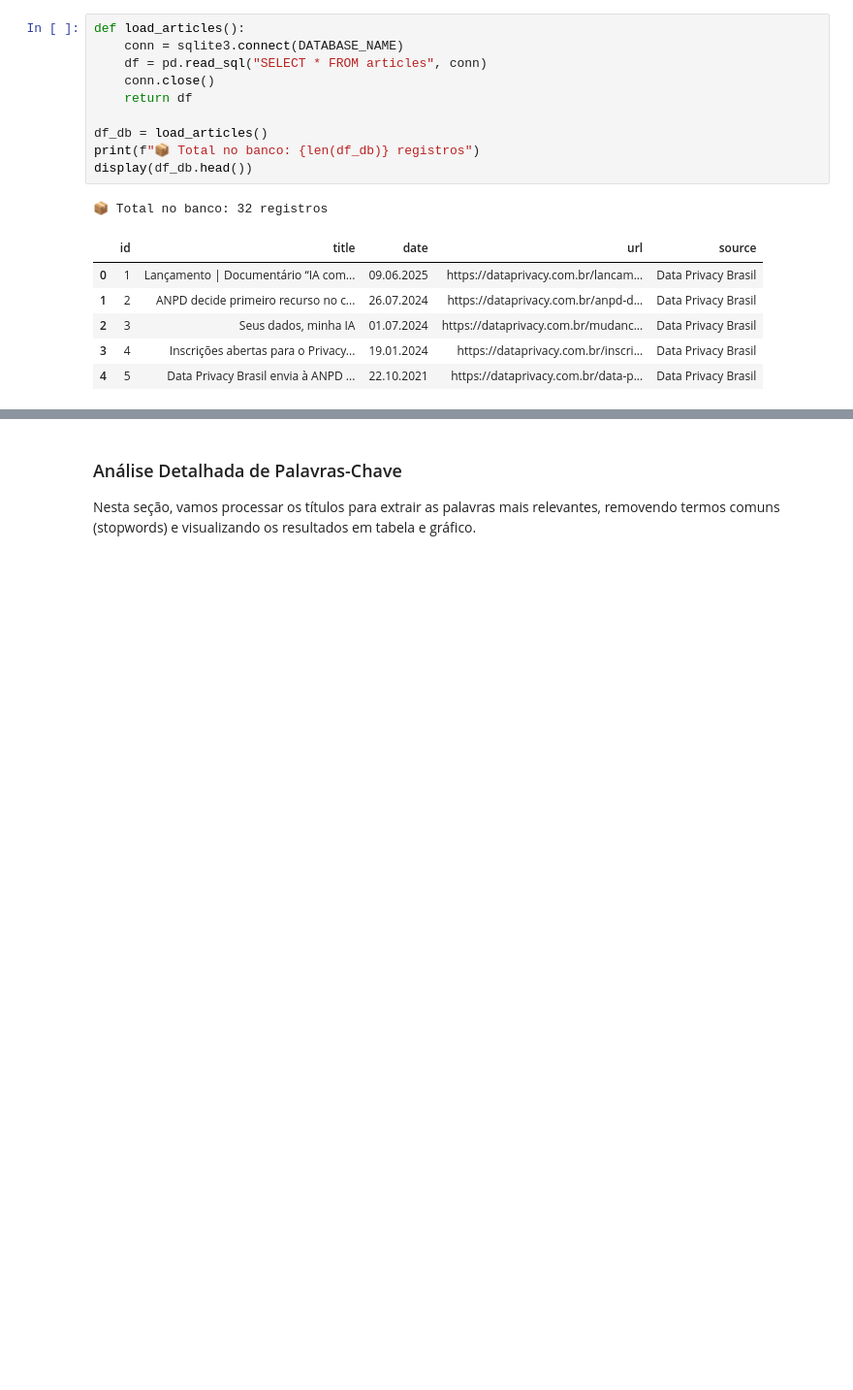
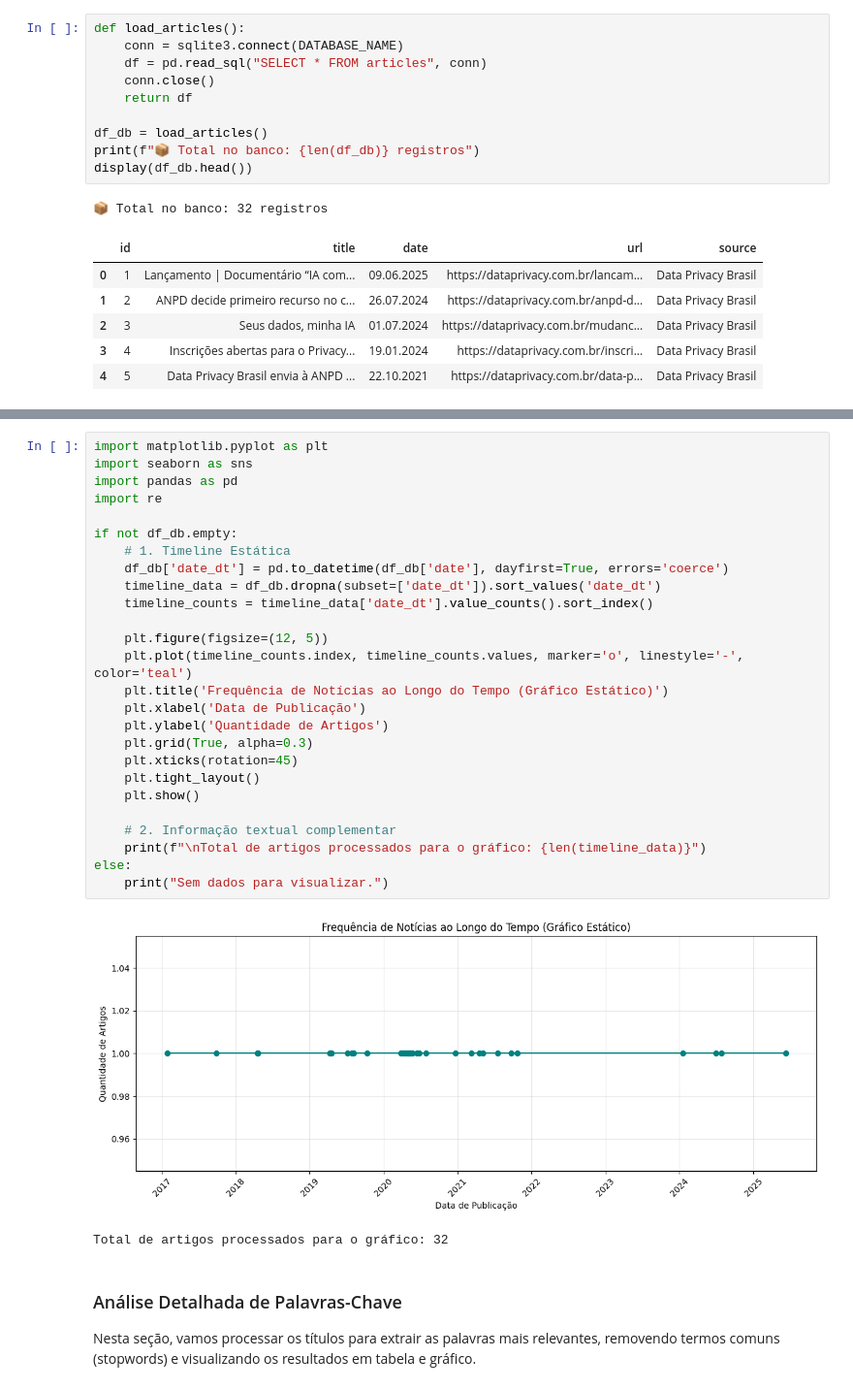
Before and after one commit to anamacao/FAPESP-PIBIC-scrapping, a Jupyter notebook: dataprivacy.ipynb, the cells around one changed output, grey strips where cells are left out. Shown at 97% size. Drawn from its saved outputs; the diff is of its cells as text; blank space fills up the shorter version.

```diff
--- a/dataprivacy.ipynb
+++ b/dataprivacy.ipynb
@@ -207,3 +182,32 @@ else:
+# %%
+import matplotlib.pyplot as plt
+import seaborn as sns
+import pandas as pd
+import re
+
+if not df_db.empty:
+    # 1. Timeline Estática
+    df_db['date_dt'] = pd.to_datetime(df_db['date'], dayfirst=True, errors='coerce')
+    timeline_data = df_db.dropna(subset=['date_dt']).sort_values('date_dt')
+    timeline_counts = timeline_data['date_dt'].value_counts().sort_index()
+
+    plt.figure(figsize=(12, 5))
+    plt.plot(timeline_counts.index, timeline_counts.values, marker='o', linestyle='-', color='teal')
+    plt.title('Frequência de Notícias ao Longo do Tempo (Gráfico Estático)')
+    plt.xlabel('Data de Publicação')
+    plt.ylabel('Quantidade de Artigos')
+    plt.grid(True, alpha=0.3)
+    plt.xticks(rotation=45)
+    plt.tight_layout()
+    plt.show()
+
+    # 2. Informação textual complementar
+    print(f"\nTotal de artigos processados para o gráfico: {len(timeline_data)}")
+else:
+    print("Sem dados para visualizar.")
+# %% [output]
+[figure, added]
+Total de artigos processados para o gráfico: 32
 # %% [markdown]
 ### Análise Detalhada de Palavras-Chave
 Nesta seção, vamos processar os títulos para extrair as palavras mais relevantes, removendo termos comuns (stopwords) e visualizando os resultados em tabela e gráfico.
```
Also changed, not shown: parts of 4 cells of this notebook.
